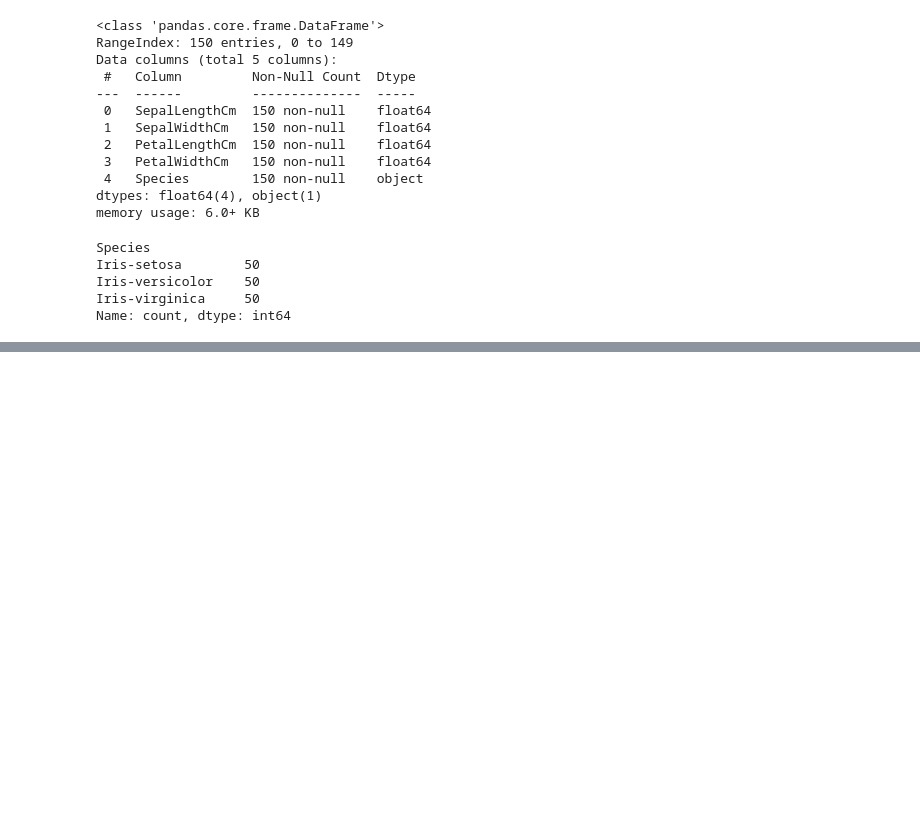
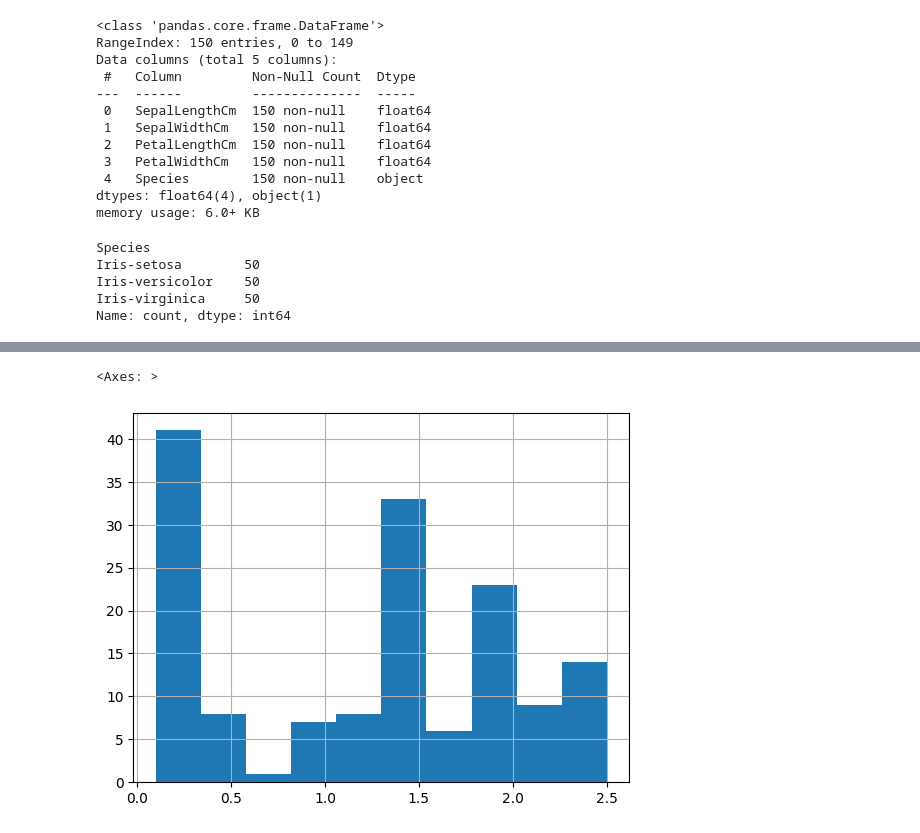
Before and after one commit to BhavyaT-135/Python-ML-Bootcamp, a Jupyter notebook: 01_iris_dataset_analysis/iris_dataset.ipynb, the cells around one changed output, grey strips where cells are left out. Cells and saved outputs as stored; diff of their text form; code cells hidden in the pictures; blank space fills up the shorter version.

```diff
--- a/01_iris_dataset_analysis/iris_dataset.ipynb
+++ b/01_iris_dataset_analysis/iris_dataset.ipynb
@@ -65,0 +82,5 @@ Name: count, dtype: int64
+# %%
+df['PetalWidthCm'].hist()
+# %% [output]
+<Axes: >
+[figure, added]
```
Also changed, not shown: parts of 10 cells of this notebook.
